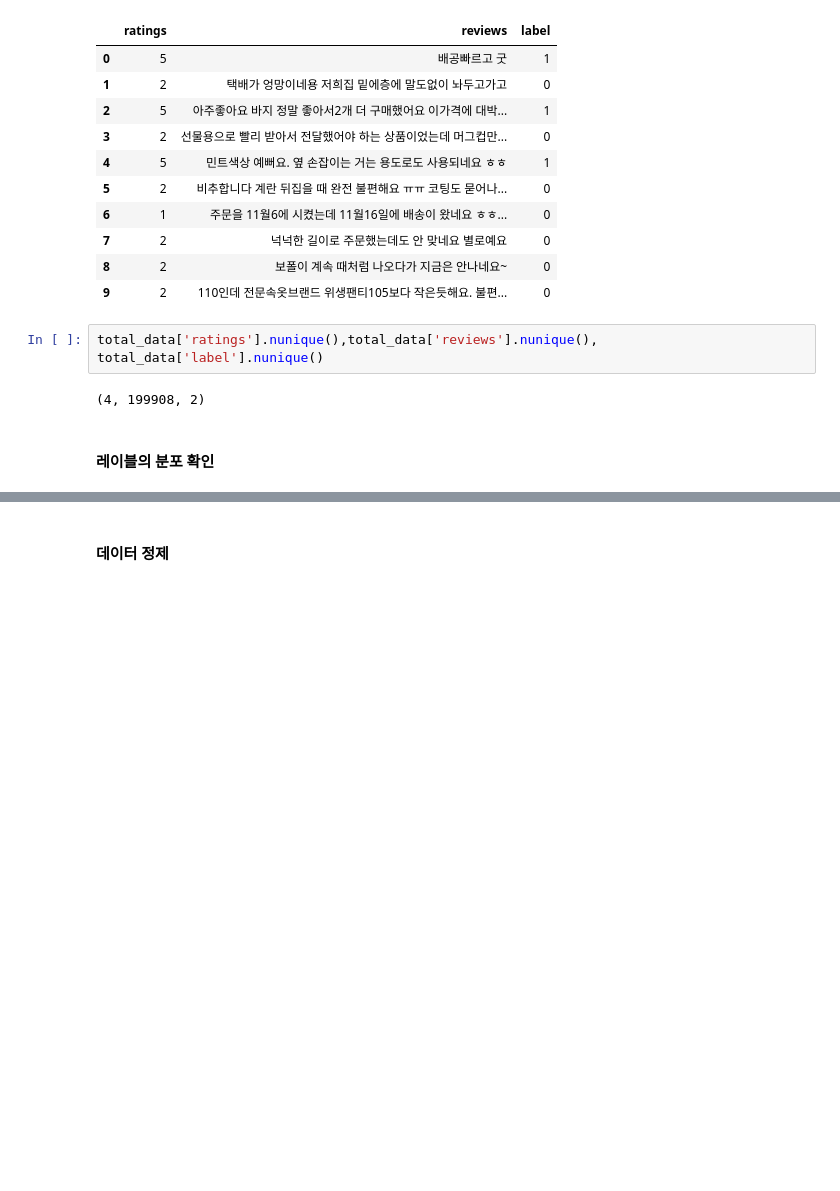
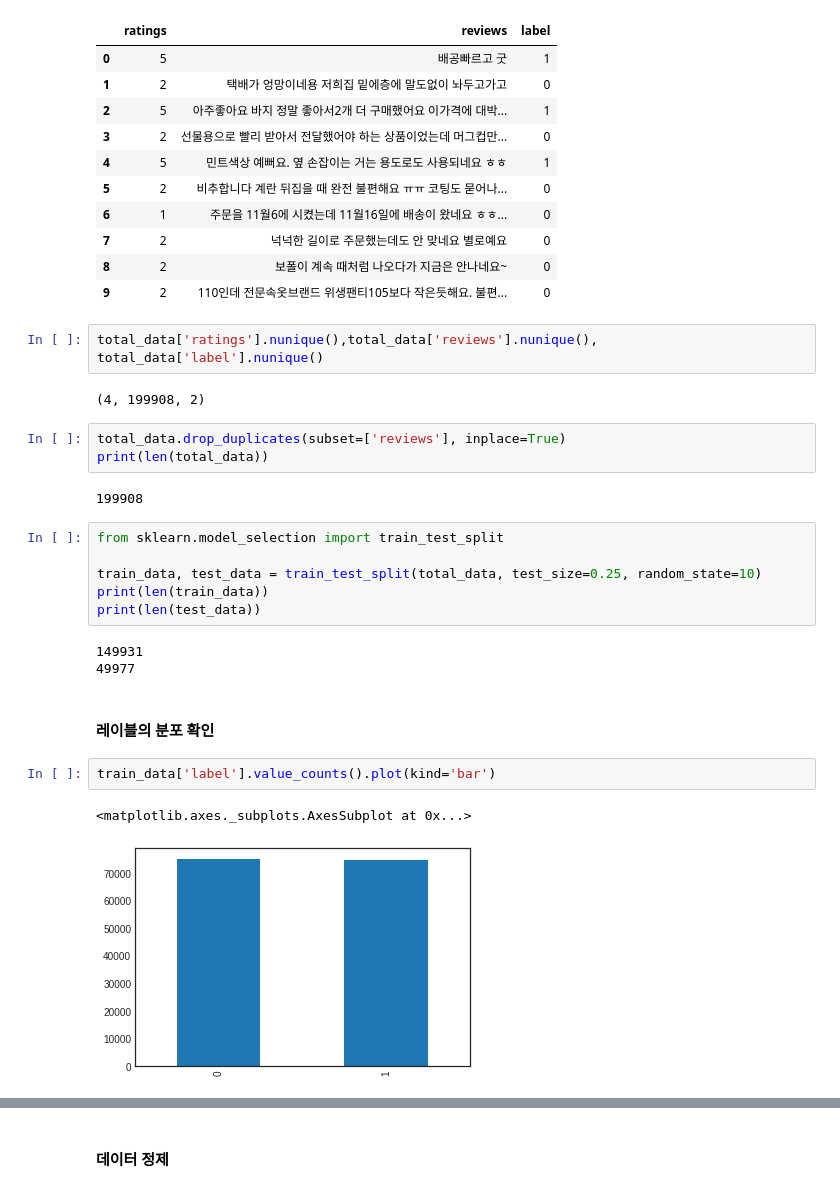
Before and after one commit to JIYOUNGL22/practice_kaggle, a Jupyter notebook: NLP_감정 분석(Sentiment Analysis).ipynb, the cells around one changed output, grey strips where cells are left out. Cells and saved outputs as stored; diff of their text form; blank space fills up the shorter version.

```diff
--- a/NLP_감정 분석(Sentiment Analysis).ipynb
+++ b/NLP_감정 분석(Sentiment Analysis).ipynb
@@ -531,5 +531,24 @@ total_data[:10]
 total_data['ratings'].nunique(),total_data['reviews'].nunique(), total_data['label'].nunique()
 # %% [output]
 (4, 199908, 2)
+# %%
+total_data.drop_duplicates(subset=['reviews'], inplace=True)
+print(len(total_data))
+# %% [output]
+199908
+# %%
+from sklearn.model_selection import train_test_split
+
+train_data, test_data = train_test_split(total_data, test_size=0.25, random_state=10)
+print(len(train_data))
+print(len(test_data))
+# %% [output]
+149931
+49977
 # %% [markdown]
 #### 레이블의 분포 확인
+# %%
+train_data['label'].value_counts().plot(kind='bar')
+# %% [output]
+<matplotlib.axes._subplots.AxesSubplot at 0x...>
+[figure, added]
```
Also changed, not shown: parts of 32 cells of this notebook.
